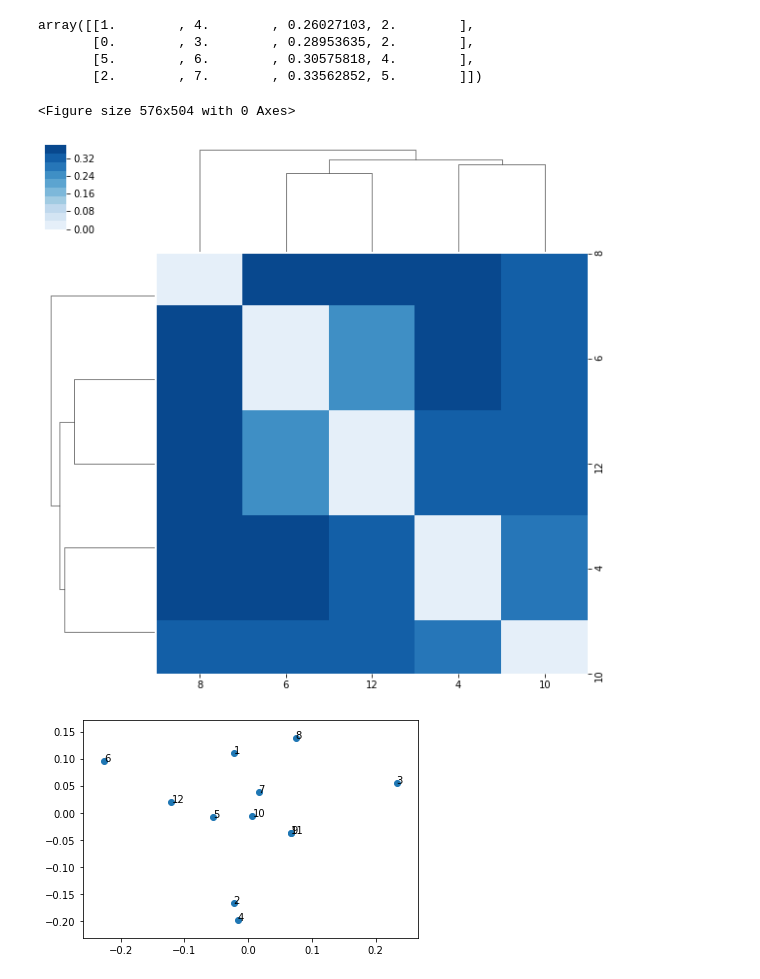
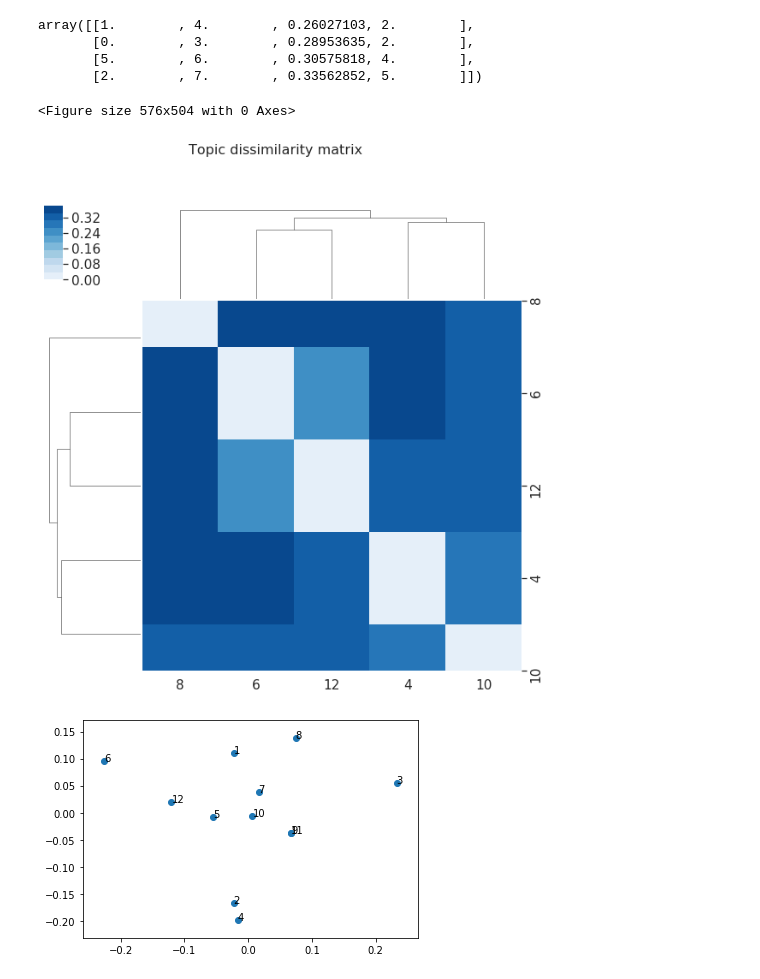
Before and after one commit to MachineTeachingEdu/machine-teaching, a Jupyter notebook: machineteaching/Analyzing BEST solutions 2019_01_01.ipynb, the cells around one changed output. Cells and saved outputs as stored; diff of their text form; code cells hidden in the pictures.

Commit message:
Title and bigger font in clustermap

```diff
--- a/machineteaching/Analyzing BEST solutions 2019_01_01.ipynb
+++ b/machineteaching/Analyzing BEST solutions 2019_01_01.ipynb
@@ -744,20 +739,23 @@ array([[1.        , 4.        , 0.26027103, 2.        ],
 # %%
 cmap = (sns.color_palette("Blues", 10))
 plt.figure(figsize=(8,7))
+
+sns.set(font_scale=1.4)
 g = sns.clustermap(df_filter,
 #                    robust=True,
                    cmap=cmap,
                    row_linkage=linkage,
                    col_linkage=linkage
                     )
-# plt.xticks(np.arange(0.5, 13, 1), np.arange(1, 13))
-# plt.yticks(np.arange(0.5, 13, 1), np.arange(1, 13))
+g.fig.suptitle("Topic dissimilarity matrix", fontsize=16)
+# plt.yticks(fontsize=14)
+
 plt.savefig("data/tese/topic_distances.eps",format='eps')
 plt.savefig("data/tese/topic_distances.png", format='png')
 plt.show()
 # %% [output]
 <Figure size 576x504 with 0 Axes>
-[figure, old version]
+[figure, new version]
 # %%
 x = topic_coordinates[:,0]
 y = topic_coordinates[:,1]
```
Also changed, not shown: parts of 3 cells of this notebook.
